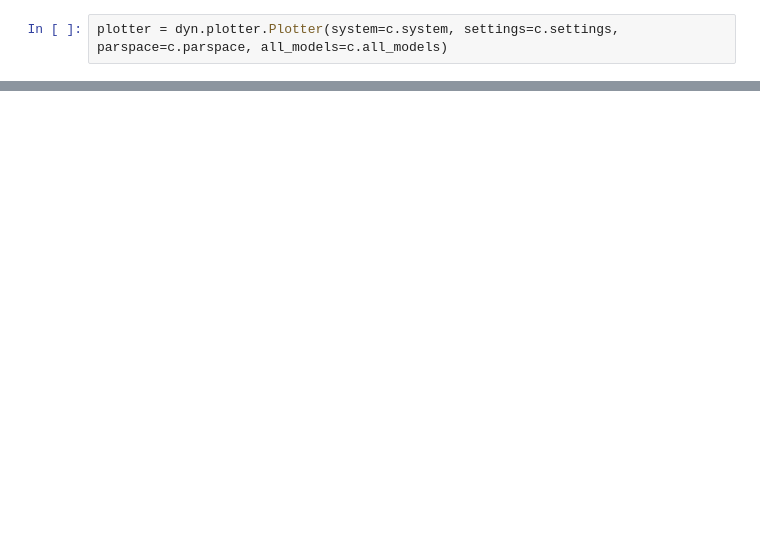
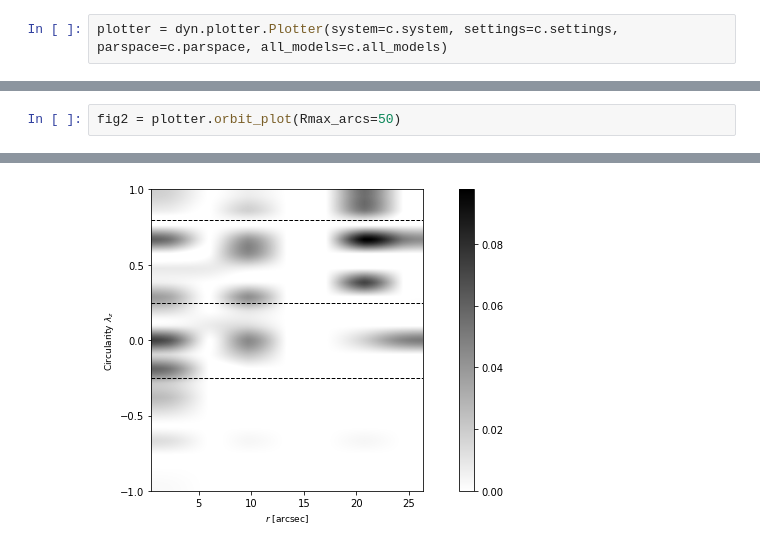
Before and after one commit to dynamics-of-stellar-systems/dynamite, a Jupyter notebook: docs/tutorial_notebooks/Quickstart.ipynb, the cells around one changed output, grey strips where cells are left out. Saved outputs shown, nothing was run; the diff lists cells and outputs as text; blank space fills up the shorter version.

```diff
--- a/docs/tutorial_notebooks/Quickstart.ipynb
+++ b/docs/tutorial_notebooks/Quickstart.ipynb
@@ -192,0 +198,3 @@ plotter = dyn.plotter.Plotter(system=c.system, settings=c.settings, parspace=c.p
+# %%
+fig2 = plotter.orbit_plot(Rmax_arcs=50)
+# %% [output]
@@ -192,0 +202 @@ plotter = dyn.plotter.Plotter(system=c.system, settings=c.settings, parspace=c.p
+[figure, added]
```
Also changed, not shown: parts of 22 cells of this notebook, 1 other file.
